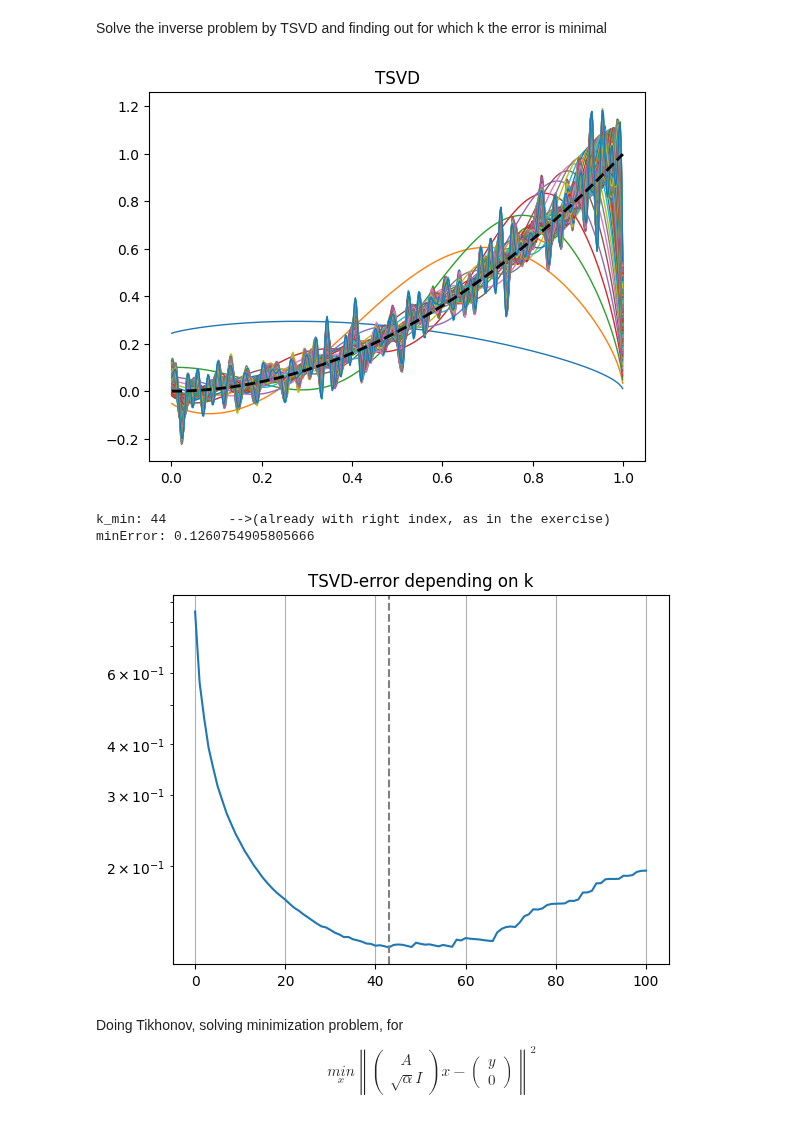
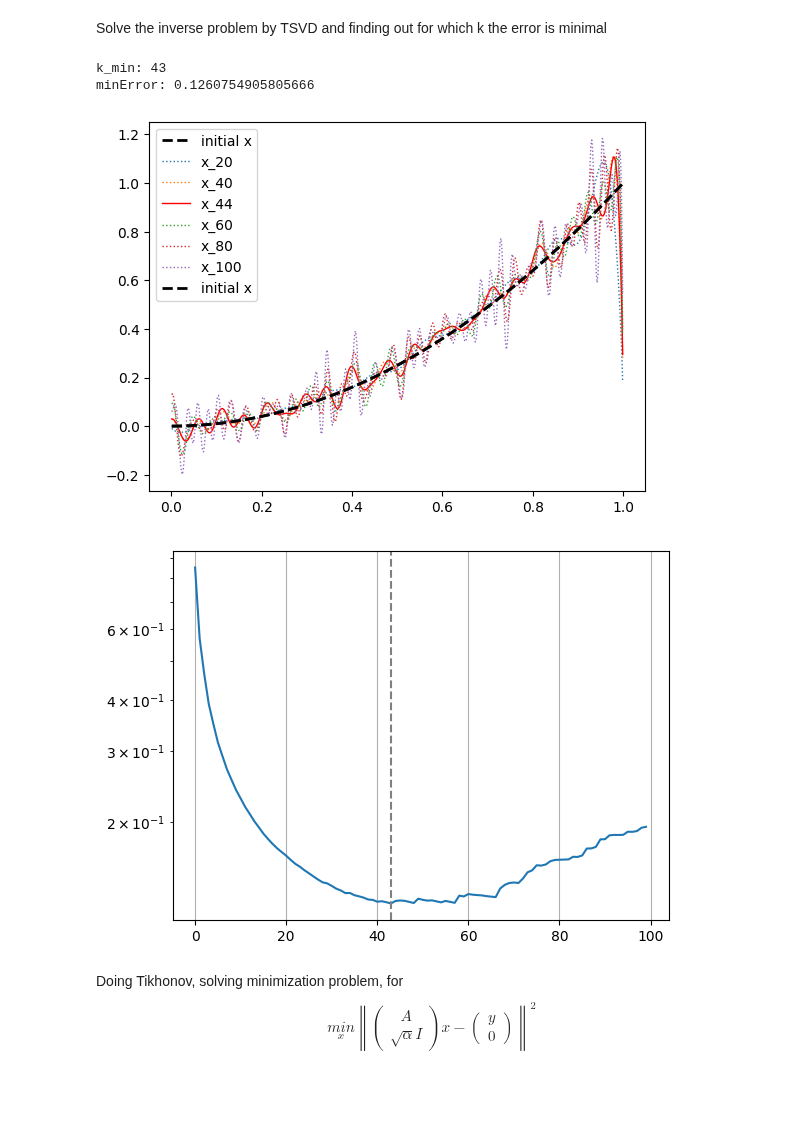
Before and after one commit to anschn05/InverseProblems, a Jupyter notebook: MiniProject1/Ex2_abel.ipynb, the cells around one changed output. Cells and saved outputs as stored; diff of their text form; code cells hidden in the pictures; blank space fills up the shorter version.

```diff
--- a/MiniProject1/Ex2_abel.ipynb
+++ b/MiniProject1/Ex2_abel.ipynb
@@ -56,48 +56,48 @@ and finding out for which k the error is minimal
 # %%
 #Ex2 part b)
 U, mu, Vt = np.linalg.svd(A)
 
 # region: TSVD
-k_top = 10
-alpha = 0.01
-error_TSVD = np.zeros(min(101,N))
+k_top = 100
+error_TSVD = np.zeros(min(100,N))
 
 plt.plot(s_grid,x_grid,label="initial x",linestyle='--',color='black',lw=2)
 
 x_TSVD = np.zeros(N)
 
-for k in range(min(101,N)):
+for k in range(min(100,N)):
     x_TSVD += np.dot(y_delta,U[:,k]) / mu[k] * Vt[k,:]
     # ERROR
     error_TSVD[k] = np.linalg.norm(x_grid - x_TSVD) / np.linalg.norm(x_grid)
     # PLOT
-    plt.plot(s_grid,x_TSVD, label=f"x_{k+1}",lw=1)
-
-
-plt.plot(s_grid,x_grid,label="initial x",linestyle='--',color='black',lw=2)
-# plt.legend()
-plt.title("TSVD")
-plt.show()
+    if k%20 == 19:
+        plt.plot(s_grid,x_TSVD, label=f"x_{k+1}",lw=1,linestyle=":")
+    if k==43:
+        plt.plot(s_grid,x_TSVD, label=f"x_{k+1}",lw=1,linestyle="-",color='red')
 
 #TSVD Error
 k_min = np.argmin(error_TSVD)
 minError_TSVD = np.min(error_TSVD)
 # minError depending on k
-print("k_min:",k_min+1,"\t -->(already with right index, as in the exercise)")
+print("k_min:",k_min)
 print("minError:",minError_TSVD)
 
+plt.plot(s_grid,x_grid,label="initial x",linestyle='--',color='black',lw=2)
+plt.legend()
+# plt.title("TSVD Regularization")
+plt.show()
 
 plt.semilogy(error_TSVD)
 plt.axvline(k_min,linestyle="--",color="grey")
-plt.title("TSVD-error depending on k")
+# plt.title("TSVD-Error depending on k")
 plt.grid(True)
 plt.show()
 #endregion
 # %% [output]
+k_min: 43
+minError: 0.1260754905805666
-[figure, old version]
+[figure, new version]
-k_min: 44        -->(already with right index, as in the exercise)
-minError: 0.1260754905805666
-[figure, old version]
+[figure, new version]
 # %% [markdown]
 Doing Tikhonov, solving minimization problem, for
 $$
```
Also changed, not shown: parts of 4 cells of this notebook, 5 other files.
